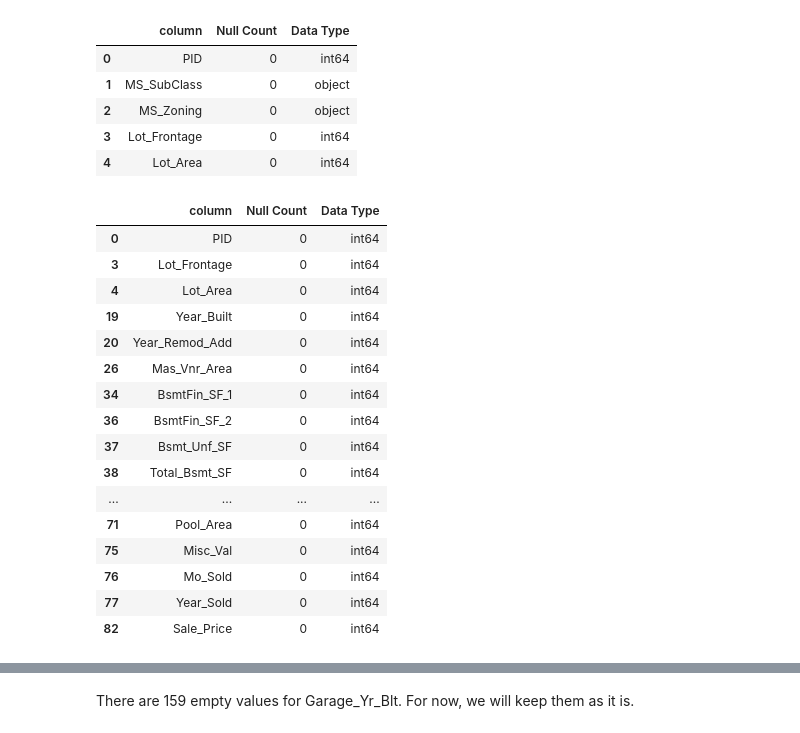
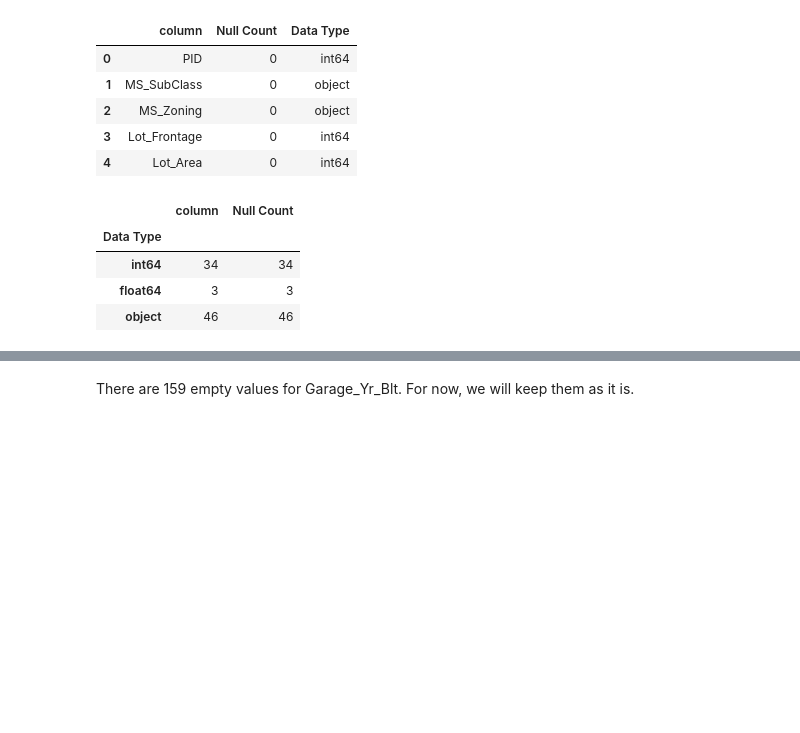
Before and after one commit to SandipSonawane/UIUC-STAT542-Statistical-Learning, a Jupyter notebook: Project 1- Predict the Housing Prices in Ames/EDA.ipynb, the cells around one changed output, grey strips where cells are left out. Saved outputs shown, nothing was run; the diff lists cells and outputs as text; code cells hidden in the pictures; blank space fills up the shorter version.

```diff
--- a/Project 1- Predict the Housing Prices in Ames/EDA.ipynb
+++ b/Project 1- Predict the Housing Prices in Ames/EDA.ipynb
@@ -90,22 +91,10 @@ df_info.head() # same as df.info()
 | 3 | Lot_Frontage | 0 | int64 |
 | 4 | Lot_Area | 0 | int64 |
 # %%
-df_info[df_info['Data Type'] == 'int64']
+df_info.groupby(['Data Type']).count()
 # %% [output]
-|  | column | Null Count | Data Type |
-| 0 | PID | 0 | int64 |
-| 3 | Lot_Frontage | 0 | int64 |
-| 4 | Lot_Area | 0 | int64 |
-| 19 | Year_Built | 0 | int64 |
-| 20 | Year_Remod_Add | 0 | int64 |
-| 26 | Mas_Vnr_Area | 0 | int64 |
-| 34 | BsmtFin_SF_1 | 0 | int64 |
-| 36 | BsmtFin_SF_2 | 0 | int64 |
-| 37 | Bsmt_Unf_SF | 0 | int64 |
-| 38 | Total_Bsmt_SF | 0 | int64 |
-| ... | ... | ... | ... |
-| 71 | Pool_Area | 0 | int64 |
-| 75 | Misc_Val | 0 | int64 |
-| 76 | Mo_Sold | 0 | int64 |
-| 77 | Year_Sold | 0 | int64 |
-| 82 | Sale_Price | 0 | int64 |
+|  | column | Null Count |
+| Data Type |  |  |
+| int64 | 34 | 34 |
+| float64 | 3 | 3 |
+| object | 46 | 46 |
```
Also changed, not shown: parts of 45 cells of this notebook.
